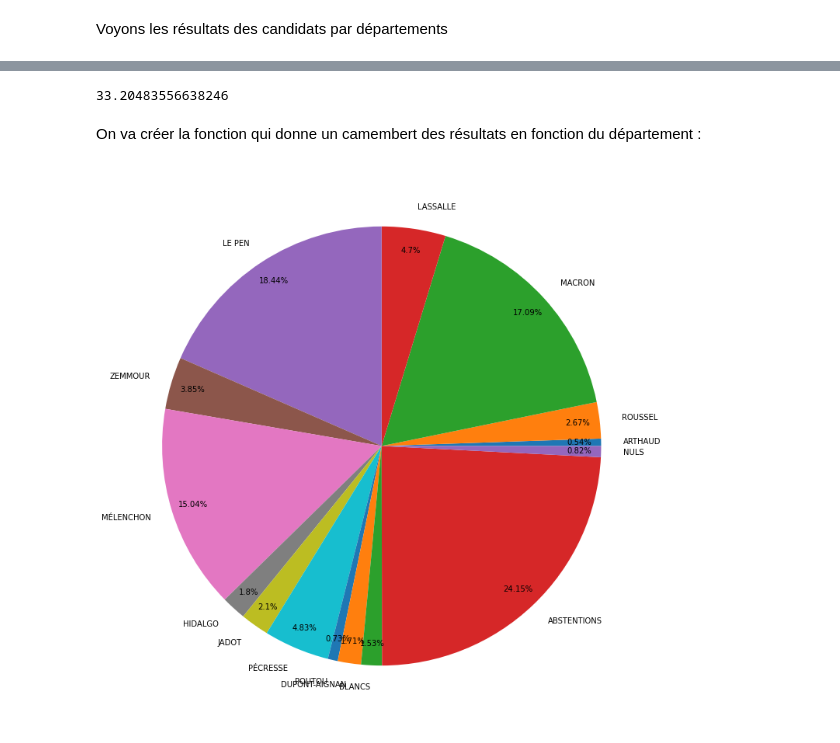
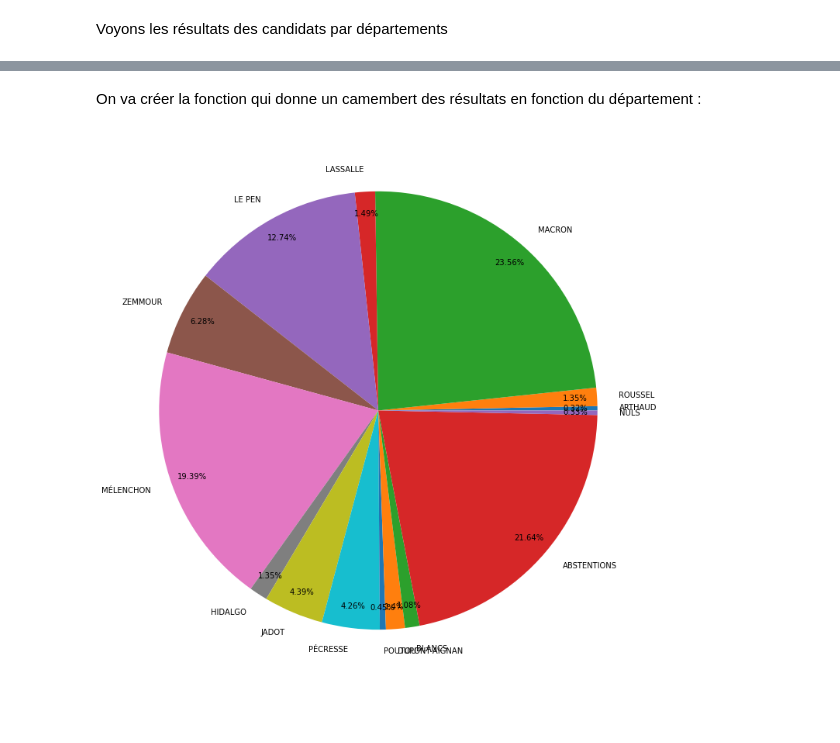
Before and after one commit to BaderEK/AnalyseDeDonnees, a Jupyter notebook: Groupe 2/Groupe 2/rendu.ipynb, the cells around one changed output, grey strips where cells are left out. Drawn from its saved outputs; the diff is of its cells as text; code cells hidden in the pictures.

```diff
--- a/Groupe 2/Groupe 2/rendu.ipynb
+++ b/Groupe 2/Groupe 2/rendu.ipynb
@@ -128,16 +110,0 @@ df_MJL_dep_voix.sort_values(by = 'Voix.MJL', ascending = False)
-# %%
-df_ZE_dep = pd.pivot_table(data = df, index = 'Code du département', values = '% Voix/Ins.ZE', aggfunc = 'mean')
-df_DAN_dep = pd.pivot_table(data = df, index = 'Code du département', values = '% Voix/Ins.DAN', aggfunc = 'mean')
-df_AN_dep = pd.pivot_table(data = df, index = 'Code du département', values = '% Voix/Ins.AN', aggfunc = 'mean')
-df_HA_dep = pd.pivot_table(data = df, index = 'Code du département', values = '% Voix/Ins.HA', aggfunc = 'mean')
-df_JY_dep = pd.pivot_table(data = df, index = 'Code du département', values = '% Voix/Ins.JY', aggfunc = 'mean')
-df_LJ_dep = pd.pivot_table(data = df, index = 'Code du département', values = '% Voix/Ins.LJ', aggfunc = 'mean')
-df_LPM_dep = pd.pivot_table(data = df, index = 'Code du département', values = '% Voix/Ins.LPM', aggfunc = 'mean')
-df_ME_dep = pd.pivot_table(data = df, index = 'Code du département', values = '% Voix/Ins.ME', aggfunc = 'mean')
-df_MJL_dep = pd.pivot_table(data = df, index = 'Code du département', values = '% Voix/Ins.MJL', aggfunc = 'mean')
-df_PV_dep = pd.pivot_table(data = df, index = 'Code du département', values = '% Voix/Ins.PV', aggfunc = 'mean')
-df_PP_dep = pd.pivot_table(data = df, index = 'Code du département', values = '% Voix/Ins.PP', aggfunc = 'mean')
-df_RF_dep = pd.pivot_table(data = df, index = 'Code du département', values = '% Voix/Ins.RF', aggfunc = 'mean')
-df_BLANC_dep = pd.pivot_table(data = df, index = 'Code du département', values = '% Blancs/Ins', aggfunc = 'mean')
-df_ABS_dep = pd.pivot_table(data = df, index = 'Code du département', values = '% Abs/Ins', aggfunc = 'mean')
-df_NUL_dep = pd.pivot_table(data = df, index = 'Code du département', values = '% Nuls/Ins', aggfunc = 'mean')
@@ -161,7 +111,3 @@ df_MJL_dep.sort_values(by = '% Voix/Ins.MJL', ascending = False)
-# %%
-max(df_MJL_dep['% Voix/Ins.MJL'])
-# %% [output]
-33.20483556638246
 # %% [markdown]
 On va créer la fonction qui donne un camembert des résultats en fonction du département :
 # %%
@@ -181,8 +127,8 @@ def camembertDepObs(depObs):
     plt.rcParams["figure.figsize"] = [13, 13]
     plt.show()
 # %%
-depObs = 'Creuse'
+depObs = 'Rhône'
 
 camembertDepObs(depObs)
 # %% [output]
-[figure, old version]
+[figure, new version]
```
Also changed, not shown: parts of 6 cells of this notebook.
